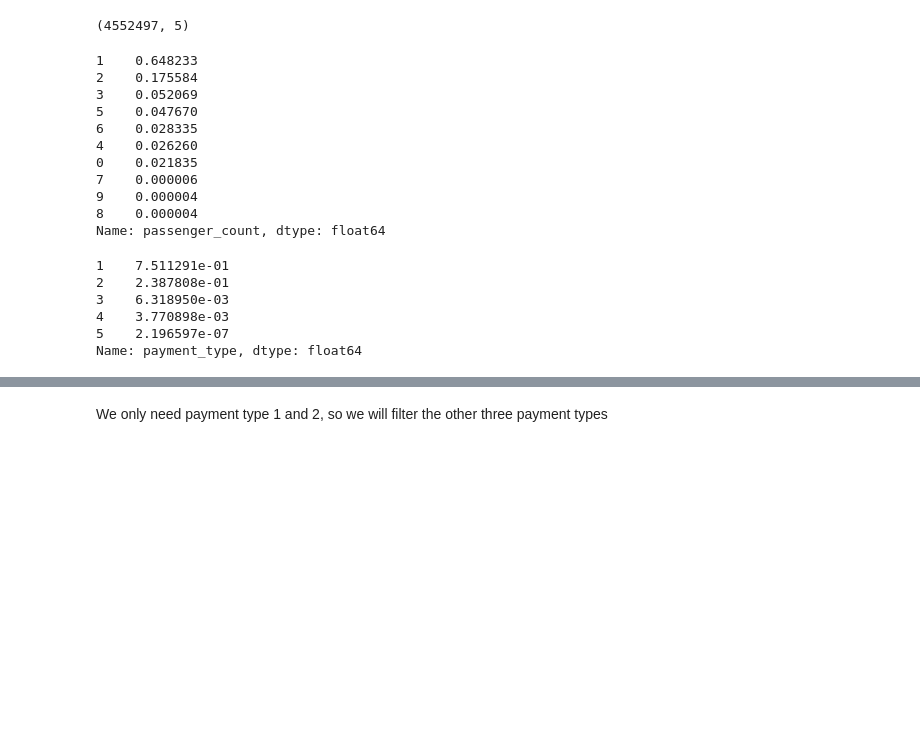
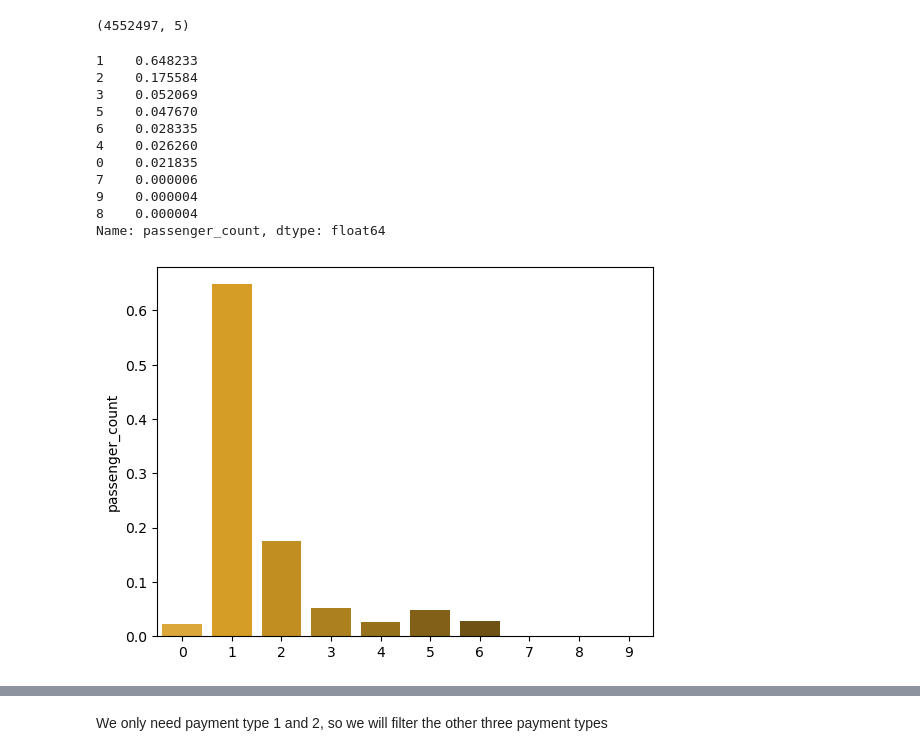
Before and after one commit to sahil095/Maximizing-revenue, a Jupyter notebook: Maximizing Revenue.ipynb, the cells around one changed output, grey strips where cells are left out. Saved outputs shown, nothing was run; the diff lists cells and outputs as text; code cells hidden in the pictures; blank space fills up the shorter version.

```diff
--- a/Maximizing Revenue.ipynb
+++ b/Maximizing Revenue.ipynb
@@ -150,28 +151,24 @@ df.drop_duplicates(inplace = True)
 df.shape
 # %% [output]
 (4552497, 5)
+# %%
+color_palette = ['#f6b01f', '#f3a709', '#db9708', '#c48707', '#ac7706', '#956605', '#7d5604', '#664603']
 # %%
 # Distribution of passenger_counts
-
+x = df['passenger_count'].value_counts().index
+y = df['passenger_count'].value_counts(normalize=True)
+sns.barplot(data = df, x = x, y = y, palette = color_palette)
 df['passenger_count'].value_counts(normalize=True)
 # %% [output]
 1    0.648233
 2    0.175584
 3    0.052069
 5    0.047670
 6    0.028335
 4    0.026260
 0    0.021835
 7    0.000006
 9    0.000004
 8    0.000004
 Name: passenger_count, dtype: float64
+[figure, added]
-# %%
-df['payment_type'].value_counts(normalize=True)
-# %% [output]
-1    7.511291e-01
-2    2.387808e-01
-3    6.318950e-03
-4    3.770898e-03
-5    2.196597e-07
-Name: payment_type, dtype: float64
```
Also changed, not shown: parts of 7 cells of this notebook.
